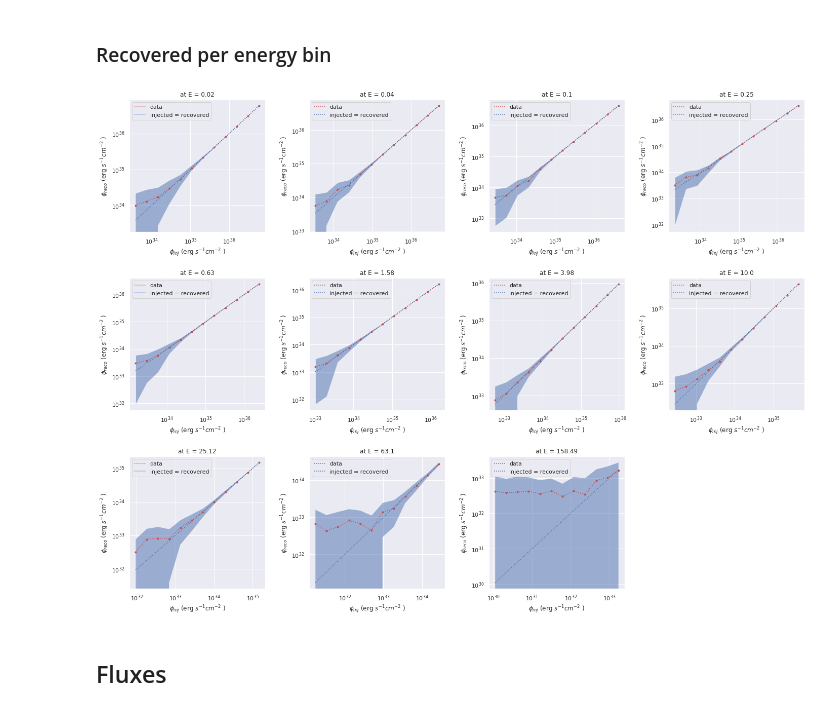
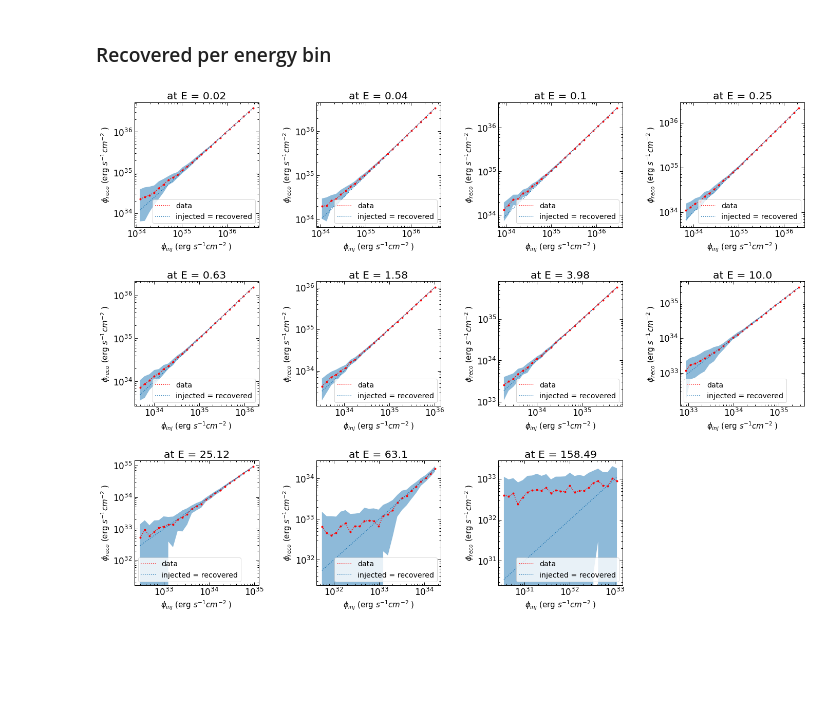
Before and after one commit to Harm1995/CTA-sensitivity, a Jupyter notebook: likelihood_quadratic_appox.ipynb, the cells around one changed output. Cells and saved outputs as stored; diff of their text form; code cells hidden in the pictures; blank space fills up the shorter version.

```diff
--- a/likelihood_quadratic_appox.ipynb
+++ b/likelihood_quadratic_appox.ipynb
@@ -703,10 +701,10 @@ plt.show()
 # %% [markdown]
 ### The parameters we use
 # %%
-MC_times = 35                                     ### The amount of monte carlo simulations
-ss_steps = 12                                     ### The amount of signal steps we use
-signal_strengts = np.logspace(-2,1.2,ss_steps)
-injection_spectra = 4                             ### signal injection type
+MC_times = 40                                     ### The amount of monte carlo simulations
+ss_steps = 25                                     ### The amount of signal steps we use
+signal_strengts = np.logspace(-1.5,1,ss_steps)
+injection_spectra = 0                             ### signal injection type
 sigma = 0.3                                       ### Error percentage on all background maps
 # %% [markdown]
 ### the sythentic data
@@ -753,9 +751,6 @@ for ss in signal_strengts:
   all_simulated_background.append(list_MC)
 
 
-
-sns.set()
-
 ## PLotting an example
 fig,ax = plt.subplots(figsize = (7,5))
 a = ax.imshow(np.sum(all_backgrounds, axis = 0)[0])
@@ -805,7 +800,7 @@ class analysis:
     tot_back: '20*20 array' total map predicted by the map for a given set of normalisations
     """
 
-    tot_back = 0
+    tot_back = np.zeros(shape = self.signal1.shape)
     for a in range(len(self.all_backgrounds)):
       tot_back += params[a] * self.all_backgrounds[a]
     return tot_back
@@ -824,7 +819,7 @@ class analysis:
     tot_back: '20*20 array' total map predicted by the map for a given set of normalisations
     """
 
-    tot_back = 0
+    tot_back = np.zeros(shape = self.signal1.shape)
     for a in range(len(self.all_backgrounds)):
       tot_back += params[a] * self.all_backgrounds[a]
 
@@ -1020,0 +1029,28 @@ file4.close()
+# %%
+sns.reset_orig()
+import matplotlib as mpl
+mpl.rcParams['font.size'] = 17.0
+#mpl.rcParams['font.family'] = 'serif'
+mpl.rcParams['lines.linewidth'] = 1.5
+mpl.rcParams['lines.linestyle'] = '-'
+mpl.rcParams['axes.linewidth'] = 1.0
+mpl.rcParams['axes.labelsize'] = 15.0
+mpl.rcParams['xtick.major.size'] = 6
+mpl.rcParams['xtick.major.width'] = 1
+mpl.rcParams['xtick.minor.size'] = 3
+mpl.rcParams['xtick.minor.width'] = 1
+mpl.rcParams['ytick.major.size'] = 6
+mpl.rcParams['ytick.major.width'] = 1
+mpl.rcParams['ytick.minor.size'] = 3
+mpl.rcParams['ytick.minor.width'] = 1
+mpl.rcParams['xtick.direction'] = 'in'
+mpl.rcParams['ytick.direction'] = 'in'
+mpl.rcParams['xtick.top'] = True
+mpl.rcParams['ytick.right'] = True
+mpl.rcParams['legend.fontsize'] = 'small'
+mpl.rcParams['figure.figsize'] = (7, 5)
+mpl.rcParams['savefig.bbox'] = 'tight'
+mpl.rcParams['savefig.pad_inches'] = 0.1
+#plt.style.use('classic')
+#rc('font', **{'size'   : 22})
+#plt.yscale('symlog', linthreshy=1.00e-02)
@@ -1120,27 +1164,23 @@ The plot for MC = 35 and injection spectra 4
 # %%
 
 
-
-sns.set()
 fig, ax = plt.subplots(3,4 , figsize=(20,15))
 
 for i in range(0,11):
   plot = ax[int(i/4)][i%4]
   plot.plot(signal_strengts * signal_per_new_bin[i] , extracted[i] * signal_per_new_bin[i], '.',color = "r")
   plot.plot(signal_strengts * signal_per_new_bin[i] , extracted[i] * signal_per_new_bin[i], ':',color = "r", label = 'data')
   plot.fill_between(signal_strengts * signal_per_new_bin[i] , (extracted[i] - error[i]) * signal_per_new_bin[i], (extracted[i] + error[i]) * signal_per_new_bin[i], alpha = 0.5)
   plot.plot(signal_strengts * signal_per_new_bin[i] , signal_strengts * signal_per_new_bin[i], linestyle = ':', label = 'injected = recovered')
   plot.set_yscale('log')
   plot.set_xscale('log')
   plot.set_title(f'at E = {round(new_energies[i],2)}')
   plot.set_xlabel(r'$\phi_{inj}$ (erg $s^{-1} cm^{-2}$ )')
   plot.set_ylabel(r'$\phi_{reco}$ (erg $s^{-1} cm^{-2}$ )')
   plot.legend()
 
 fig.delaxes(ax[2,3])
 fig.tight_layout(pad=2)
 plt.show()
 # %% [output]
-[figure, old version]
+[figure, new version]
-# %% [markdown]
-## Fluxes
```
Also changed, not shown: parts of 10 cells of this notebook.
